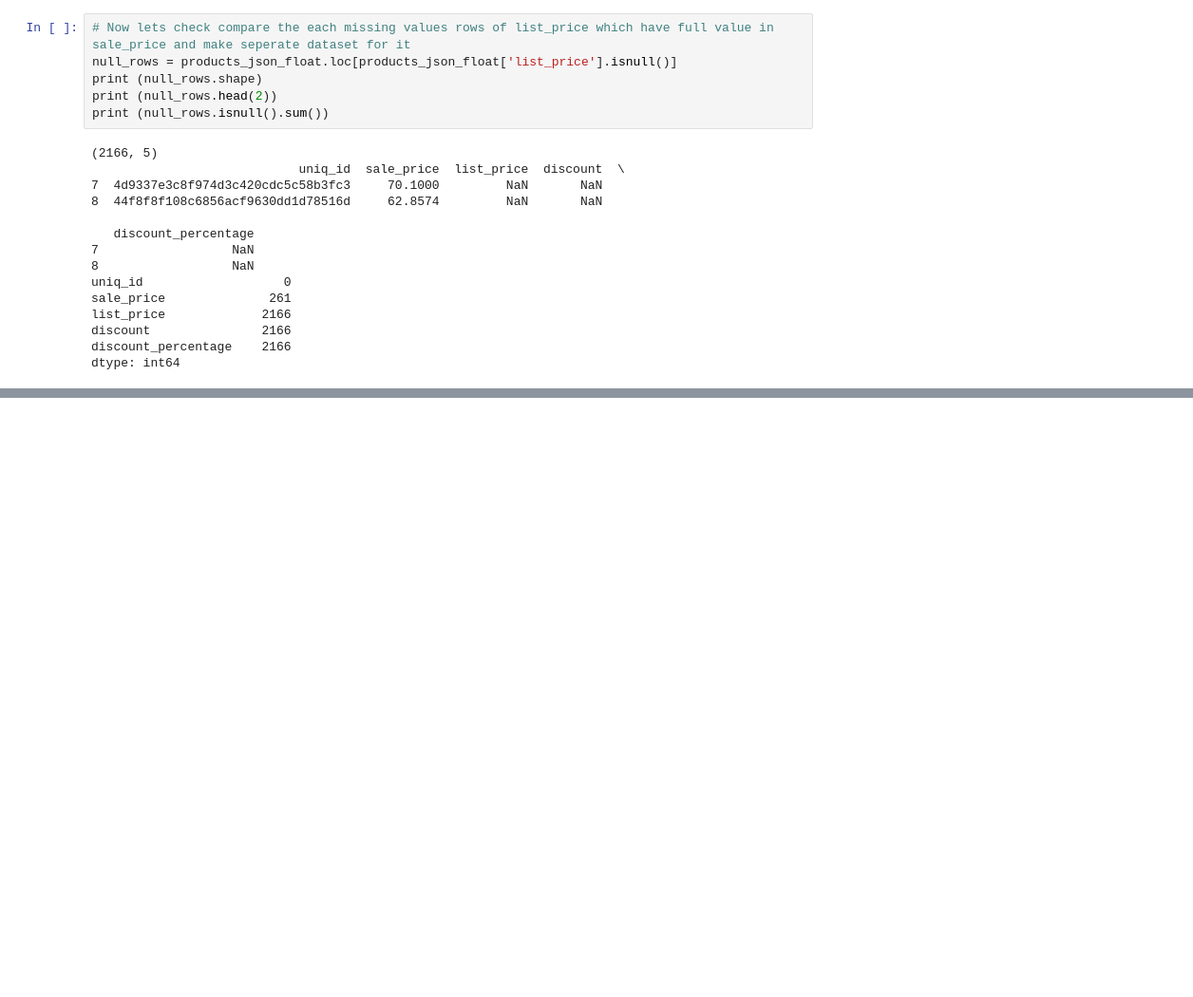
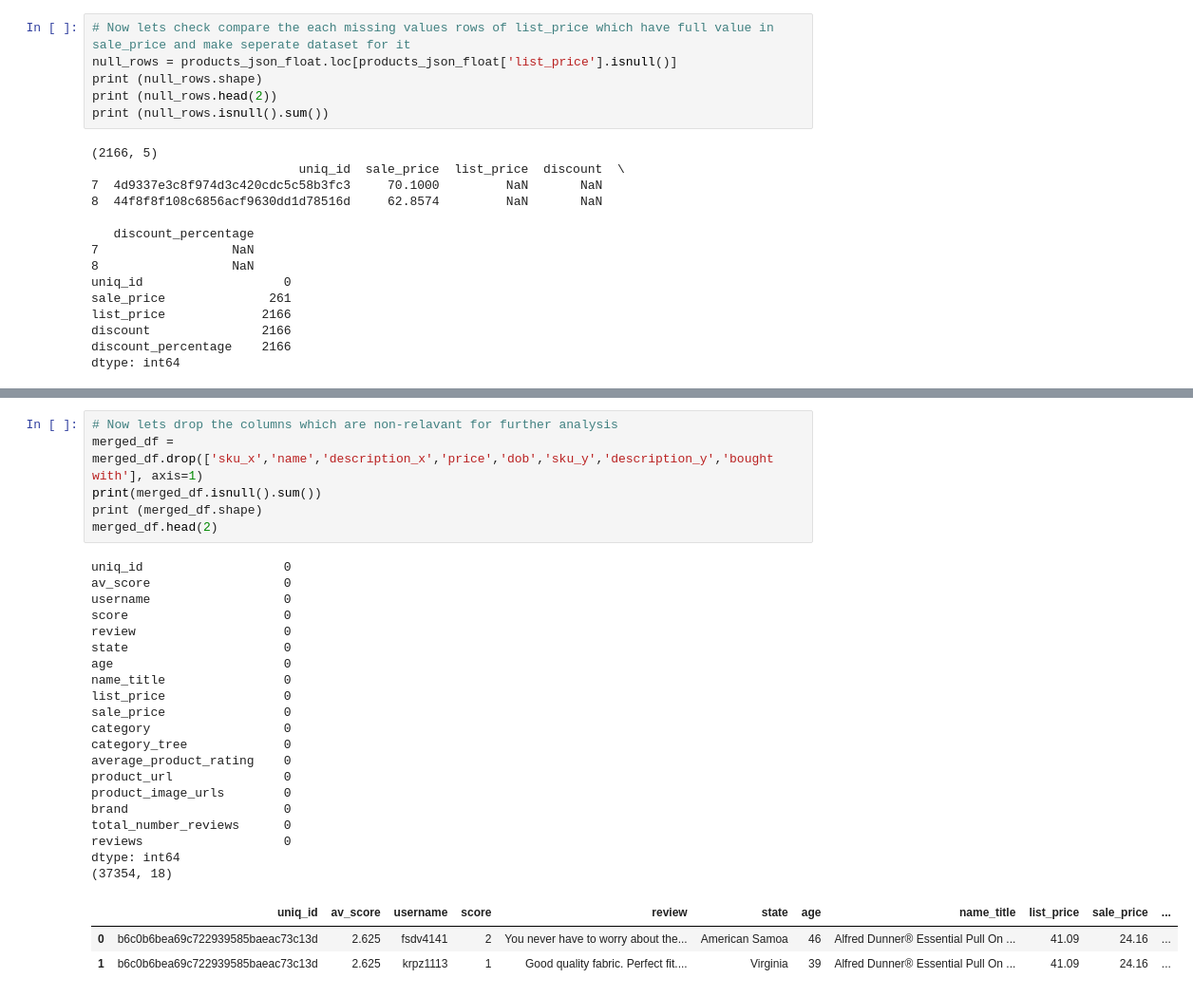
Before and after one commit to c4835/3603990_BD2.ipynb, a Jupyter notebook: 3603990_bd2.ipynb, the cells around one changed output, grey strips where cells are left out. Shown at 95% size. Cells and saved outputs as stored; diff of their text form; blank space fills up the shorter version.

```diff
--- a/3603990_bd2.ipynb
+++ b/3603990_bd2.ipynb
@@ -515,0 +543,30 @@ dtype: int64
+# %%
+# Now lets drop the columns which are non-relavant for further analysis
+merged_df = merged_df.drop(['sku_x','name','description_x','price','dob','sku_y','description_y','bought with'], axis=1)
+print(merged_df.isnull().sum())
+print (merged_df.shape)
+merged_df.head(2)
+# %% [output]
+uniq_id                   0
+av_score                  0
+username                  0
+score                     0
+review                    0
+state                     0
+age                       0
+name_title                0
+list_price                0
+sale_price                0
+category                  0
+category_tree             0
+average_product_rating    0
+product_url               0
+product_image_urls        0
+brand                     0
+total_number_reviews      0
+reviews                   0
+dtype: int64
+(37354, 18)
+|  | uniq_id | av_score | username | score | review | state | age | name_title | list_price | sale_price | ... |
+| 0 | b6c0b6bea69c722939585baeac73c13d | 2.625 | fsdv4141 | 2 | You never have to worry about the... | American Samoa | 46 | Alfred Dunner® Essential Pull On ... | 41.09 | 24.16 | ... |
+| 1 | b6c0b6bea69c722939585baeac73c13d | 2.625 | krpz1113 | 1 | Good quality fabric. Perfect fit.... | Virginia | 39 | Alfred Dunner® Essential Pull On ... | 41.09 | 24.16 | ... |
```
Also changed, not shown: parts of 24 cells of this notebook.
